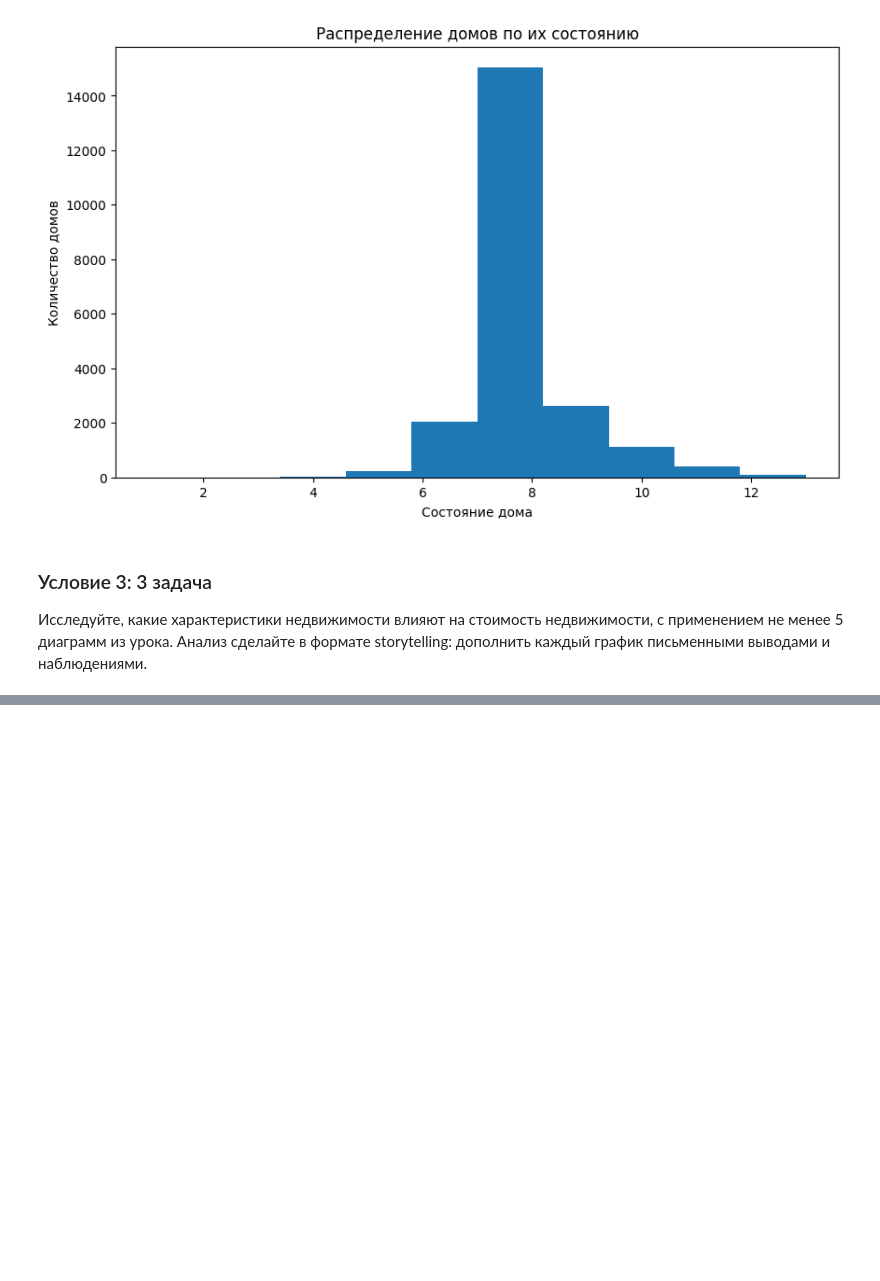
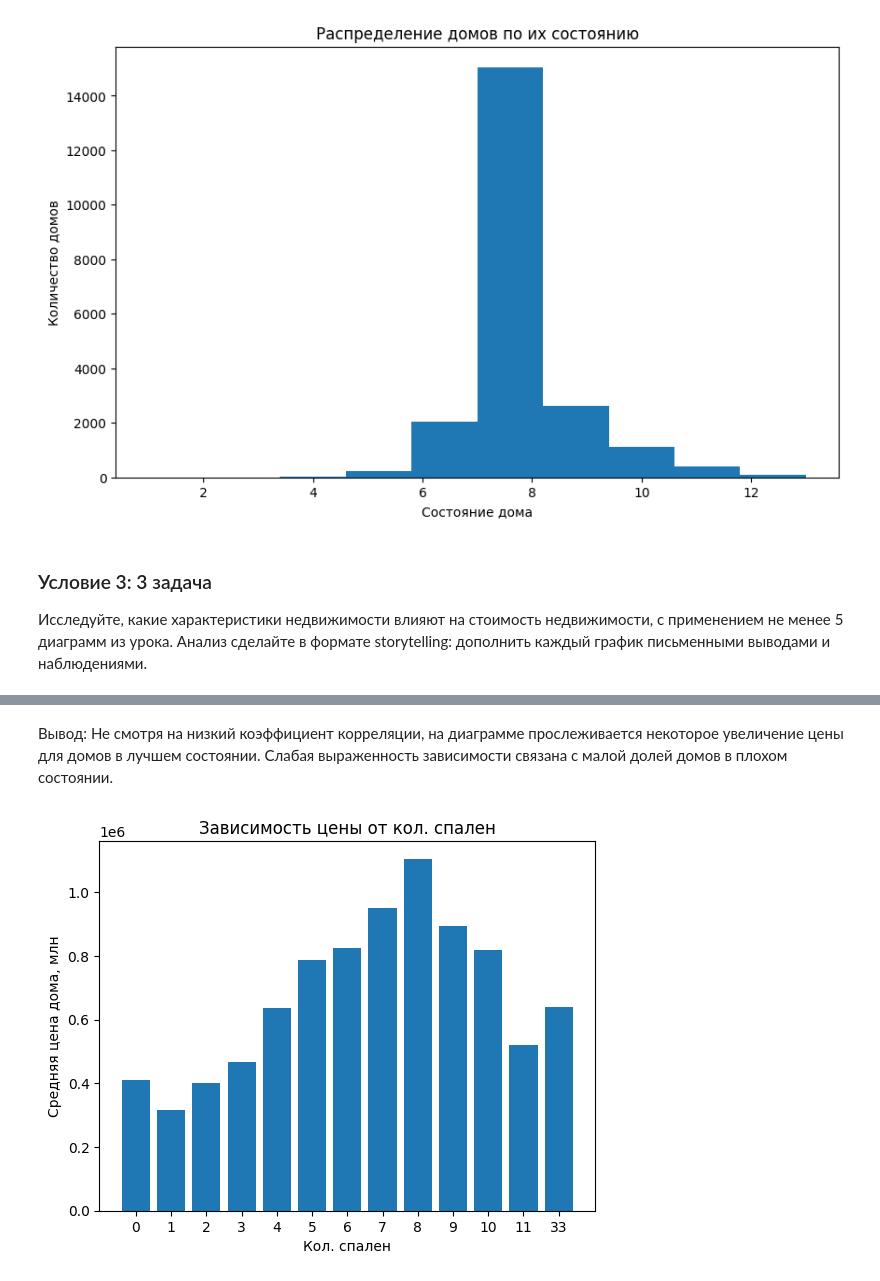
Before and after one commit to VladimirPolyakov17/PythonForAnalytics, a Jupyter notebook: Seminar4_Homework.ipynb, the cells around one changed output, grey strips where cells are left out. Cells and saved outputs as stored; diff of their text form; code cells hidden in the pictures; blank space fills up the shorter version.

```diff
--- a/Seminar4_Homework.ipynb
+++ b/Seminar4_Homework.ipynb
@@ -228,0 +214,15 @@ plt.title('Отношение цены и класса недвижимости'
+# %% [markdown]
+Вывод: Не смотря на низкий коэффициент корреляции, на диаграмме прослеживается некоторое увеличение цены для домов в лучшем состоянии. Слабая выраженность зависимости связана с малой долей домов в плохом состоянии.
+# %%
+data = formDepData('bedrooms', 'price', df)
+
+plt.bar(
+    data['bedrooms'],
+    data['price']
+)
+
+plt.title("Зависимость цены от кол. спален")
+plt.xlabel("Кол. спален")
+plt.ylabel("Средняя цена дома, млн");
+# %% [output]
+[figure, added]
```
Also changed, not shown: parts of 23 cells of this notebook.
